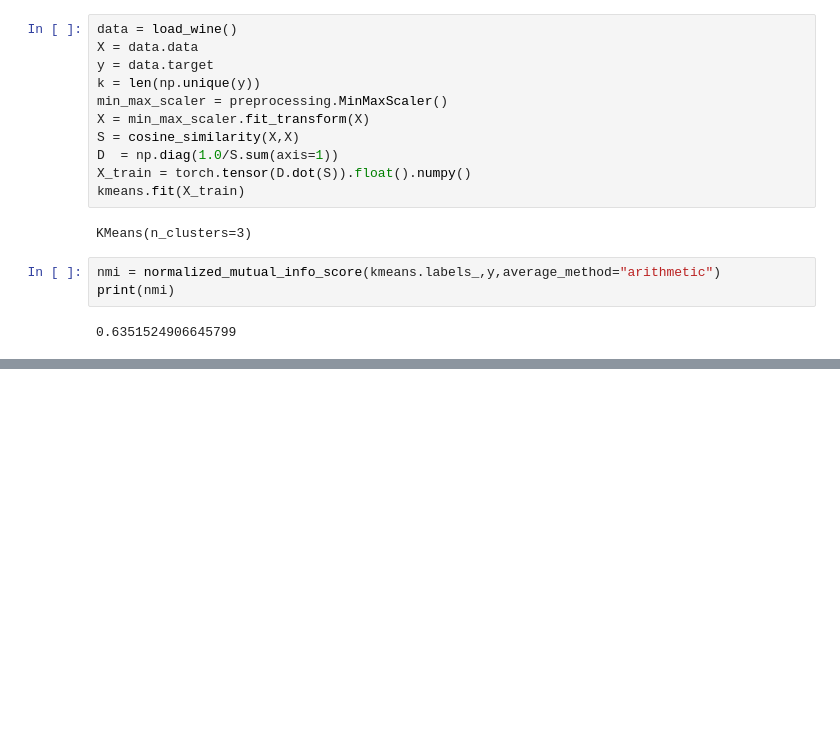
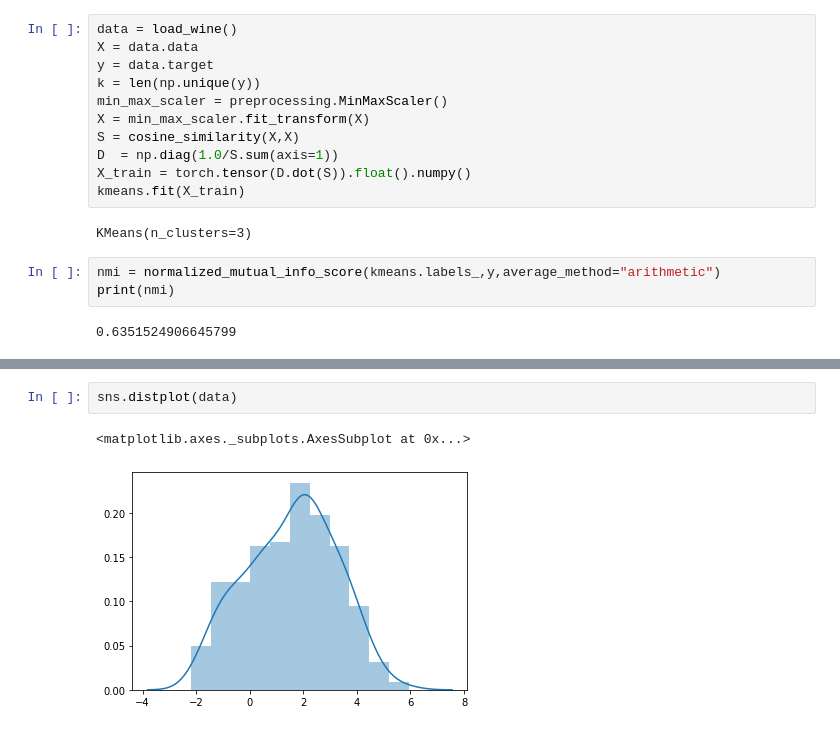
Before and after one commit to SusheendharVijay/ClusterEncoder, a Jupyter notebook: graphEncoder.ipynb, the cells around one changed output, grey strips where cells are left out. Cells and saved outputs as stored; diff of their text form; blank space fills up the shorter version.

```diff
--- a/graphEncoder.ipynb
+++ b/graphEncoder.ipynb
@@ -272,0 +321,5 @@ clustering = SpectralClustering(n_clusters=3=-[
+# %%
+sns.distplot(data)
+# %% [output]
+<matplotlib.axes._subplots.AxesSubplot at 0x...>
+[figure, added]
```
Also changed, not shown: parts of 11 cells of this notebook.
